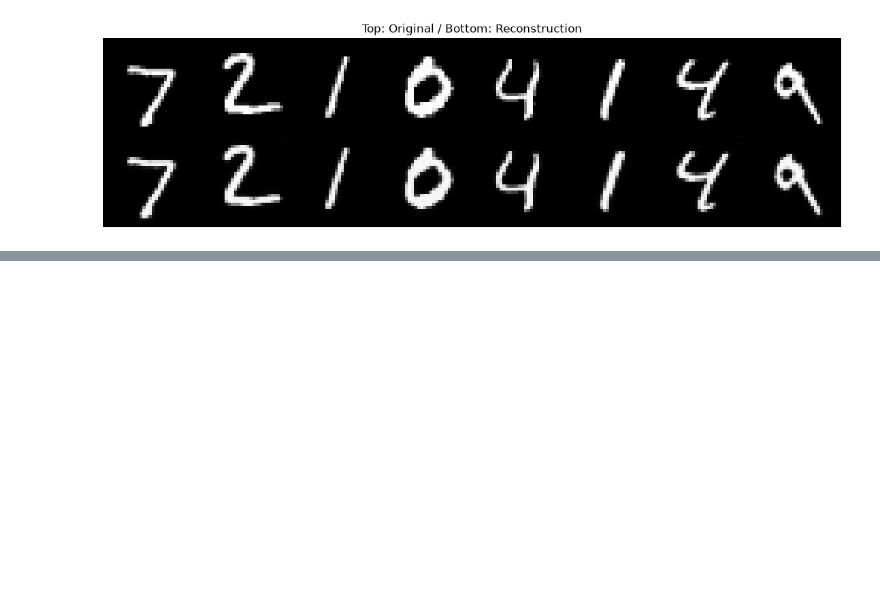
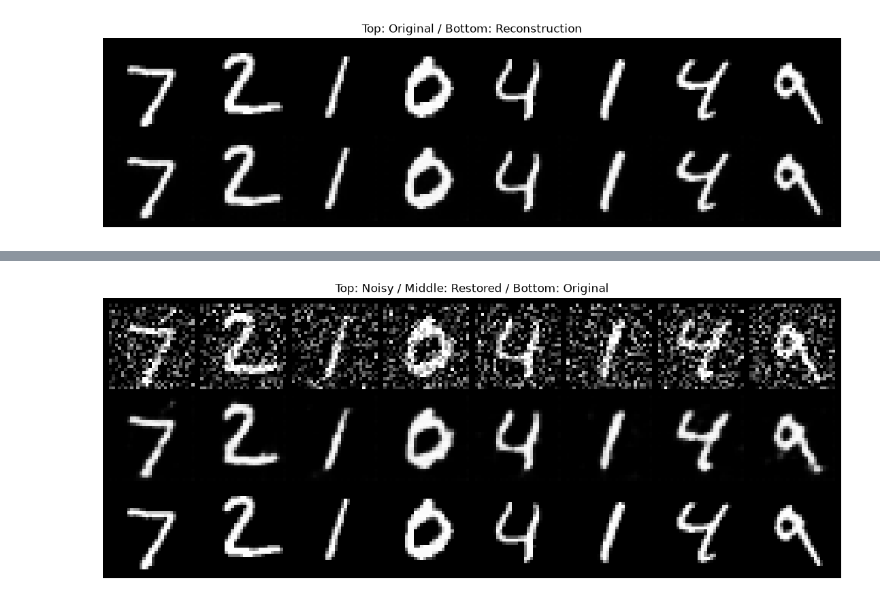
Before and after one commit to Shim-HyoungJoon/KDT, a Jupyter notebook: 12_NLP/5_Autoencoder.ipynb, the cells around one changed output, grey strips where cells are left out. Drawn from its saved outputs; the diff is of its cells as text; code cells hidden in the pictures; blank space fills up the shorter version.

```diff
--- a/12_NLP/5_Autoencoder.ipynb
+++ b/12_NLP/5_Autoencoder.ipynb
@@ -209,0 +291,28 @@ show_reconstructions(model, test_loader, DEVICE)
+# %%
+@torch.no_grad()
+def show_denoising_result(model, loader, device, n=8):
+    model.eval()
+
+    clean_x, _ = next(iter(loader))
+    clean_x = clean_x[:n].to(device)
+    noisy_x = add_noise(clean_x)
+
+    _, restored_x = model(noisy_x)
+
+    result = torch.cat([
+        noisy_x.cpu(),
+        restored_x.cpu(),
+        clean_x.cpu()
+    ], dim=0)
+
+    grid = make_grid(result, nrow=n, padding=2)
+
+    plt.figure(figsize=(14, 6))
+    plt.imshow(grid.permute(1, 2, 0).squeeze(), cmap="gray")
+    plt.axis("off")
+    plt.title("Top: Noisy / Middle: Restored / Bottom: Original")
+    plt.show()
+
+show_denoising_result(denoising_model, test_loader, DEVICE)
+# %% [output]
+[figure, added]
```
Also changed, not shown: parts of 28 cells of this notebook, 2 other files.
